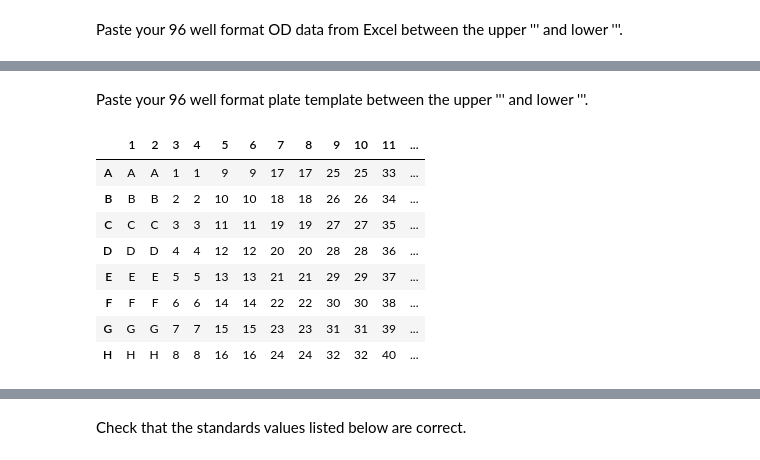
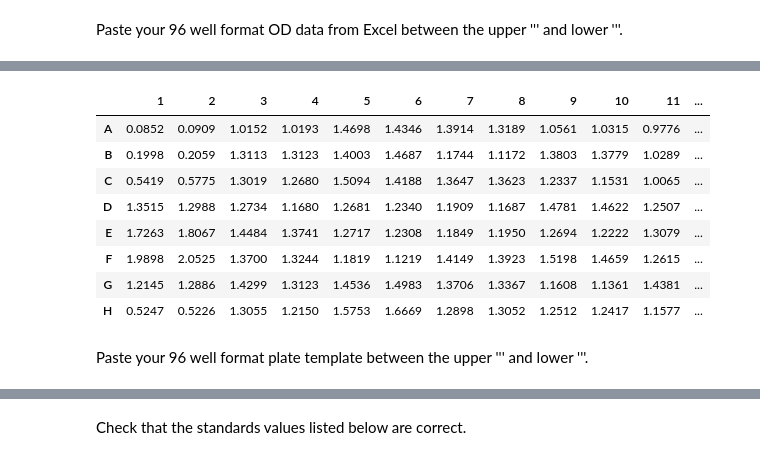
Before and after one commit to GeneJuggler/kurvit, a Jupyter notebook: Kurvit - 4PL-Copy1.ipynb, the cells around one changed output, grey strips where cells are left out. Cells and saved outputs as stored; diff of their text form; code cells hidden in the pictures.

```diff
--- a/Kurvit - 4PL-Copy1.ipynb
+++ b/Kurvit - 4PL-Copy1.ipynb
@@ -42,27 +13,31 @@ rawData
+# %%
+rawData = '''
+0.0852	0.0909	1.0152	1.0193	1.4698	1.4346	1.3914	1.3189	1.0561	1.0315	0.9776	0.8982
+0.1998	0.2059	1.3113	1.3123	1.4003	1.4687	1.1744	1.1172	1.3803	1.3779	1.0289	0.9687
+0.5419	0.5775	1.3019	1.268	1.5094	1.4188	1.3647	1.3623	1.2337	1.1531	1.0065	1.006
+1.3515	1.2988	1.2734	1.168	1.2681	1.234	1.1909	1.1687	1.4781	1.4622	1.2507	1.2105
+1.7263	1.8067	1.4484	1.3741	1.2717	1.2308	1.1849	1.195	1.2694	1.2222	1.3079	1.2981
+1.9898	2.0525	1.37	1.3244	1.1819	1.1219	1.4149	1.3923	1.5198	1.4659	1.2615	1.3318
+1.2145	1.2886	1.4299	1.3123	1.4536	1.4983	1.3706	1.3367	1.1608	1.1361	1.4381	1.331
+0.5247	0.5226	1.3055	1.215	1.5753	1.6669	1.2898	1.3052	1.2512	1.2417	1.1577	1.2308
+'''
+row_list = ['A', 'B', 'C', 'D', 'E', 'F', 'G', 'H']
+column_list = ['1', '2', '3', '4', '5', '6', '7', '8', '9', '10', '11', '12']
+
+plateTemplate = pd.DataFrame(index = row_list, columns = column_list)
+
+rawData = pd.read_table(io.StringIO(rawData), delim_whitespace=True, names=plateTemplate.columns)
+rawData.index = plateTemplate.index
+rawData
+# %% [output]
+|  | 1 | 2 | 3 | 4 | 5 | 6 | 7 | 8 | 9 | 10 | 11 | ... |
+| A | 0.0852 | 0.0909 | 1.0152 | 1.0193 | 1.4698 | 1.4346 | 1.3914 | 1.3189 | 1.0561 | 1.0315 | 0.9776 | ... |
+| B | 0.1998 | 0.2059 | 1.3113 | 1.3123 | 1.4003 | 1.4687 | 1.1744 | 1.1172 | 1.3803 | 1.3779 | 1.0289 | ... |
+| C | 0.5419 | 0.5775 | 1.3019 | 1.2680 | 1.5094 | 1.4188 | 1.3647 | 1.3623 | 1.2337 | 1.1531 | 1.0065 | ... |
+| D | 1.3515 | 1.2988 | 1.2734 | 1.1680 | 1.2681 | 1.2340 | 1.1909 | 1.1687 | 1.4781 | 1.4622 | 1.2507 | ... |
+| E | 1.7263 | 1.8067 | 1.4484 | 1.3741 | 1.2717 | 1.2308 | 1.1849 | 1.1950 | 1.2694 | 1.2222 | 1.3079 | ... |
+| F | 1.9898 | 2.0525 | 1.3700 | 1.3244 | 1.1819 | 1.1219 | 1.4149 | 1.3923 | 1.5198 | 1.4659 | 1.2615 | ... |
+| G | 1.2145 | 1.2886 | 1.4299 | 1.3123 | 1.4536 | 1.4983 | 1.3706 | 1.3367 | 1.1608 | 1.1361 | 1.4381 | ... |
+| H | 0.5247 | 0.5226 | 1.3055 | 1.2150 | 1.5753 | 1.6669 | 1.2898 | 1.3052 | 1.2512 | 1.2417 | 1.1577 | ... |
 # %% [markdown]
 Paste your 96 well format plate template between the upper ''' and lower '''.
-# %%
-plateLayout = '''
-A	A	1	1	9	9	17	17	25	25	33	33
-B	B	2	2	10	10	18	18	26	26	34	34
-C	C	3	3	11	11	19	19	27	27	35	35
-D	D	4	4	12	12	20	20	28	28	36	36
-E	E	5	5	13	13	21	21	29	29	37	37
-F	F	6	6	14	14	22	22	30	30	38	38
-G	G	7	7	15	15	23	23	31	31	39	39
-H	H	8	8	16	16	24	24	32	32	40	40
-'''
-
-plateLayout = pd.read_table(io.StringIO(plateLayout), delim_whitespace=True, names=plateTemplate.columns)
-plateLayout.index = plateTemplate.index
-plateLayout
-# %% [output]
-|  | 1 | 2 | 3 | 4 | 5 | 6 | 7 | 8 | 9 | 10 | 11 | ... |
-| A | A | A | 1 | 1 | 9 | 9 | 17 | 17 | 25 | 25 | 33 | ... |
-| B | B | B | 2 | 2 | 10 | 10 | 18 | 18 | 26 | 26 | 34 | ... |
-| C | C | C | 3 | 3 | 11 | 11 | 19 | 19 | 27 | 27 | 35 | ... |
-| D | D | D | 4 | 4 | 12 | 12 | 20 | 20 | 28 | 28 | 36 | ... |
-| E | E | E | 5 | 5 | 13 | 13 | 21 | 21 | 29 | 29 | 37 | ... |
-| F | F | F | 6 | 6 | 14 | 14 | 22 | 22 | 30 | 30 | 38 | ... |
-| G | G | G | 7 | 7 | 15 | 15 | 23 | 23 | 31 | 31 | 39 | ... |
-| H | H | H | 8 | 8 | 16 | 16 | 24 | 24 | 32 | 32 | 40 | ... |
```
Also changed, not shown: parts of 9 cells of this notebook, 5 other files.
